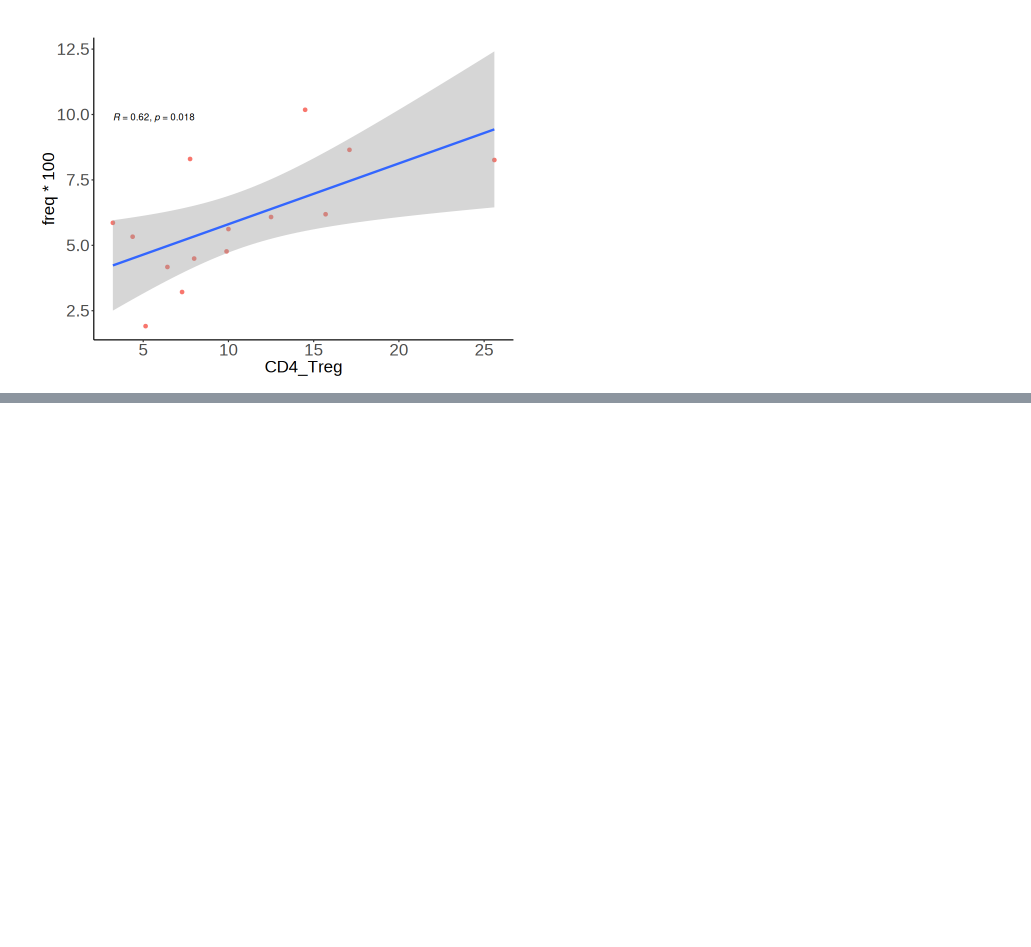
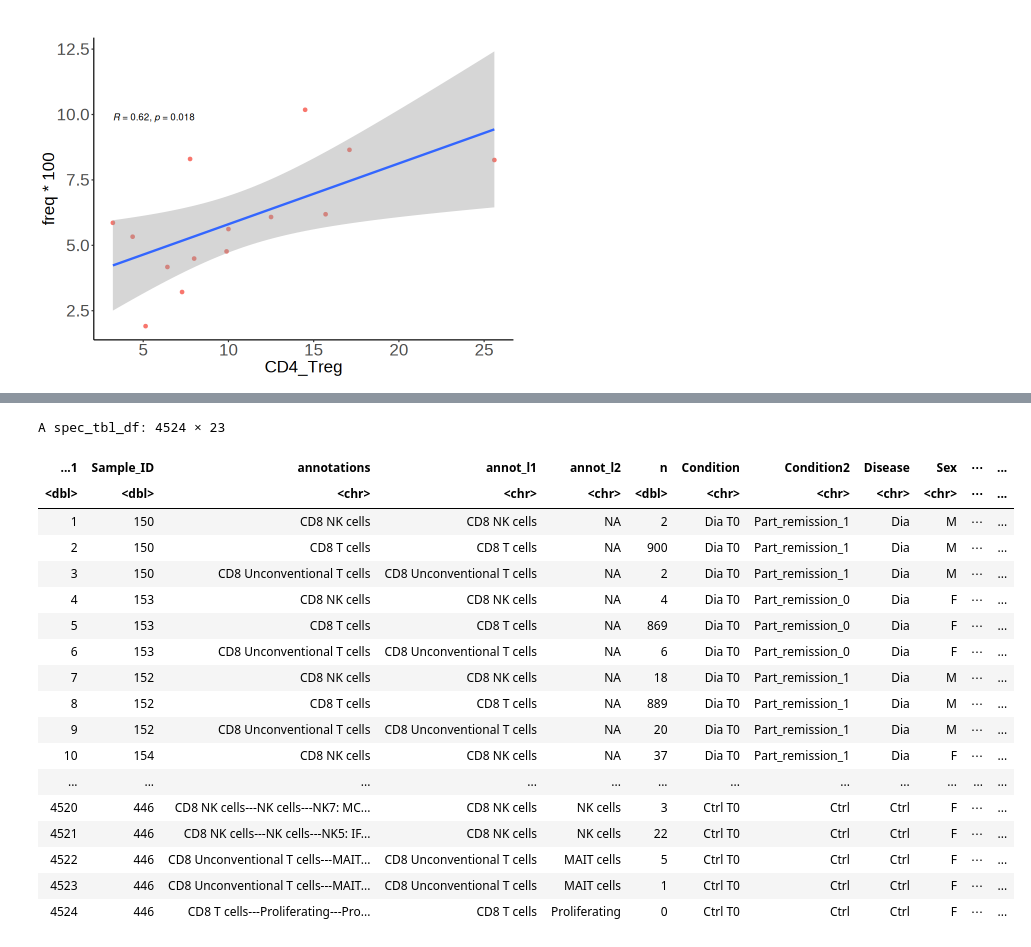
Before and after one commit to Lab-of-Adaptive-Immunity/dia, a Jupyter notebook: code02_analysis_of_init/12_FACS_data.ipynb, the cells around one changed output, grey strips where cells are left out. Cells and saved outputs as stored; diff of their text form; code cells hidden in the pictures; blank space fills up the shorter version.

```diff
--- a/code02_analysis_of_init/12_FACS_data.ipynb
+++ b/code02_analysis_of_init/12_FACS_data.ipynb
@@ -1072,0 +988,2 @@ write.csv(gzmb_cd4, "../tables/flow/gzmb_cd4_scRNAseq.csv")
+# %%
+population_freq_cd8  <- read_csv("../tables/populations_freq/cd8_freq.csv")
@@ -1072,0 +1001,22 @@ write.csv(gzmb_cd4, "../tables/flow/gzmb_cd4_scRNAseq.csv")
+# %%
+population_freq_cd8
+# %% [output]
+A spec_tbl_df: 4524 × 23
+| ...1 | Sample_ID | annotations | annot_l1 | annot_l2 | n | Condition | Condition2 | Disease | Sex | ⋯ | ... |
+| <dbl> | <dbl> | <chr> | <chr> | <chr> | <dbl> | <chr> | <chr> | <chr> | <chr> | ⋯ | ... |
+| 1 | 150 | CD8 NK cells | CD8 NK cells | NA | 2 | Dia T0 | Part_remission_1 | Dia | M | ⋯ | ... |
+| 2 | 150 | CD8 T cells | CD8 T cells | NA | 900 | Dia T0 | Part_remission_1 | Dia | M | ⋯ | ... |
+| 3 | 150 | CD8 Unconventional T cells | CD8 Unconventional T cells | NA | 2 | Dia T0 | Part_remission_1 | Dia | M | ⋯ | ... |
+| 4 | 153 | CD8 NK cells | CD8 NK cells | NA | 4 | Dia T0 | Part_remission_0 | Dia | F | ⋯ | ... |
+| 5 | 153 | CD8 T cells | CD8 T cells | NA | 869 | Dia T0 | Part_remission_0 | Dia | F | ⋯ | ... |
+| 6 | 153 | CD8 Unconventional T cells | CD8 Unconventional T cells | NA | 6 | Dia T0 | Part_remission_0 | Dia | F | ⋯ | ... |
+| 7 | 152 | CD8 NK cells | CD8 NK cells | NA | 18 | Dia T0 | Part_remission_1 | Dia | M | ⋯ | ... |
+| 8 | 152 | CD8 T cells | CD8 T cells | NA | 889 | Dia T0 | Part_remission_1 | Dia | M | ⋯ | ... |
+| 9 | 152 | CD8 Unconventional T cells | CD8 Unconventional T cells | NA | 20 | Dia T0 | Part_remission_1 | Dia | M | ⋯ | ... |
+| 10 | 154 | CD8 NK cells | CD8 NK cells | NA | 37 | Dia T0 | Part_remission_1 | Dia | F | ⋯ | ... |
+| ... | ... | ... | ... | ... | ... | ... | ... | ... | ... | ... | ... |
+| 4520 | 446 | CD8 NK cells---NK cells---NK7: MC... | CD8 NK cells | NK cells | 3 | Ctrl T0 | Ctrl | Ctrl | F | ⋯ | ... |
+| 4521 | 446 | CD8 NK cells---NK cells---NK5: IF... | CD8 NK cells | NK cells | 22 | Ctrl T0 | Ctrl | Ctrl | F | ⋯ | ... |
+| 4522 | 446 | CD8 Unconventional T cells---MAIT... | CD8 Unconventional T cells | MAIT cells | 5 | Ctrl T0 | Ctrl | Ctrl | F | ⋯ | ... |
+| 4523 | 446 | CD8 Unconventional T cells---MAIT... | CD8 Unconventional T cells | MAIT cells | 1 | Ctrl T0 | Ctrl | Ctrl | F | ⋯ | ... |
+| 4524 | 446 | CD8 T cells---Proliferating---Pro... | CD8 T cells | Proliferating | 0 | Ctrl T0 | Ctrl | Ctrl | F | ⋯ | ... |
```
Also changed, not shown: parts of 51 cells of this notebook.
